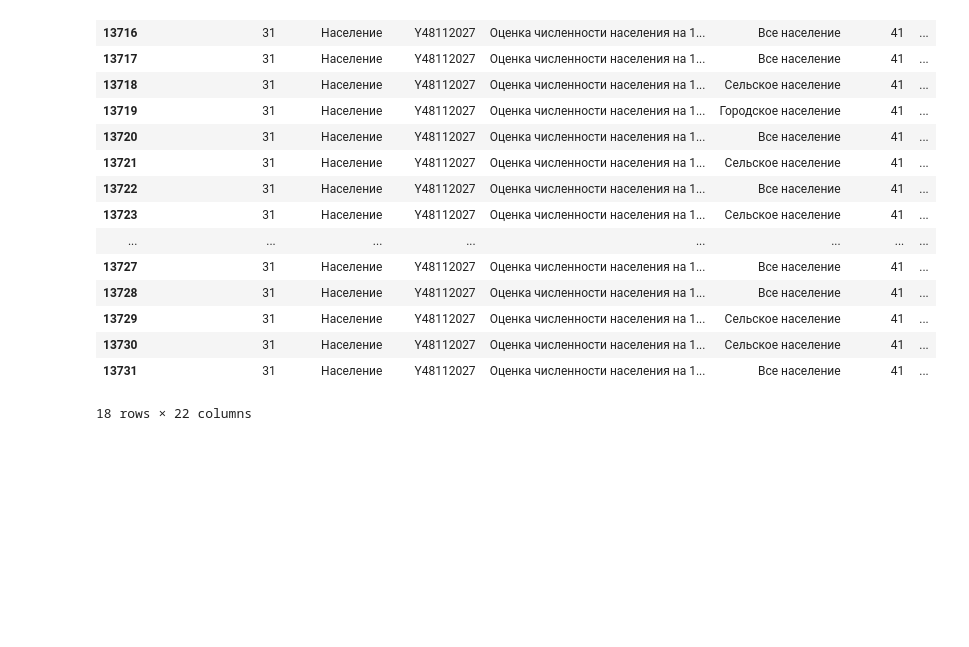
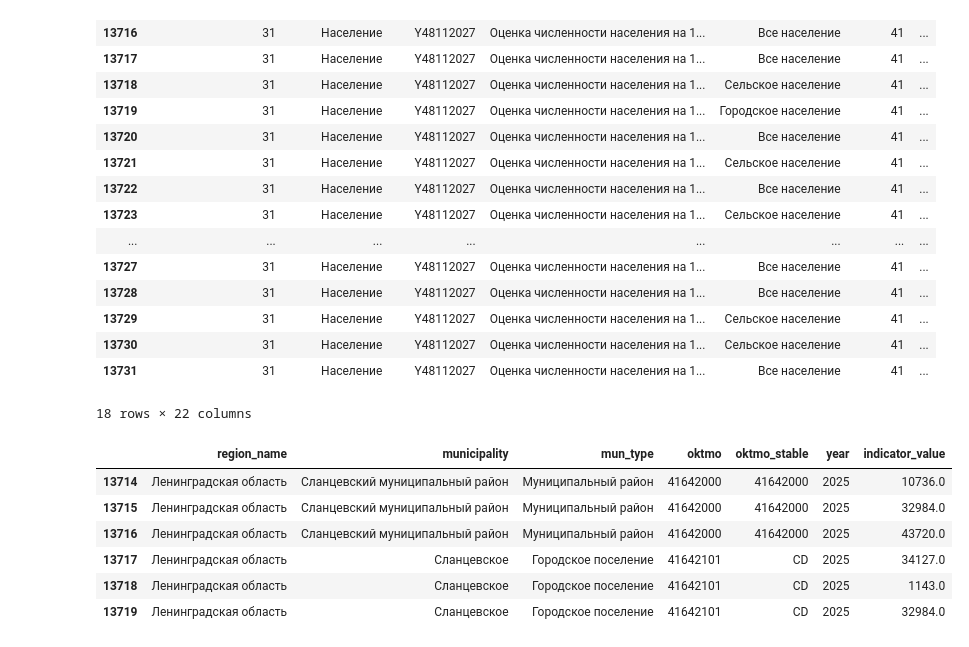
Before and after one commit to evelina-kalugina/-russian-monotowns-typology, a Jupyter notebook: notebooks/01_load_data.ipynb, the cells around one changed output. Cells and saved outputs as stored; diff of their text form; code cells hidden in the pictures; blank space fills up the shorter version.

Commit message:
Load population estimates

```diff
--- a/notebooks/01_load_data.ipynb
+++ b/notebooks/01_load_data.ipynb
@@ -67,3 +67,16 @@ population[population.apply(lambda row: row.astype(str).str.contains("Сланц
 | 13730 | 31 | Население | Y48112027 | Оценка численности населения на 1... | Сельское население | 41 | ... |
 | 13731 | 31 | Население | Y48112027 | Оценка численности населения на 1... | Все население | 41 | ... |
 18 rows × 22 columns
+# %%
+#Slantsy's population
+cols = ["region_name", "municipality", "mun_type", "oktmo", "oktmo_stable", "year", "indicator_value"]
+slantsy = population[population["municipality"].str.contains("Сланцев", na=False)][cols].sort_values("year")
+slantsy
+# %% [output]
+|  | region_name | municipality | mun_type | oktmo | oktmo_stable | year | indicator_value |
+| 13714 | Ленинградская область | Сланцевский муниципальный район | Муниципальный район | 41642000 | 41642000 | 2025 | 10736.0 |
+| 13715 | Ленинградская область | Сланцевский муниципальный район | Муниципальный район | 41642000 | 41642000 | 2025 | 32984.0 |
+| 13716 | Ленинградская область | Сланцевский муниципальный район | Муниципальный район | 41642000 | 41642000 | 2025 | 43720.0 |
+| 13717 | Ленинградская область | Сланцевское | Городское поселение | 41642101 | CD | 2025 | 34127.0 |
+| 13718 | Ленинградская область | Сланцевское | Городское поселение | 41642101 | CD | 2025 | 1143.0 |
+| 13719 | Ленинградская область | Сланцевское | Городское поселение | 41642101 | CD | 2025 | 32984.0 |
```
Also changed, not shown: parts of 3 cells of this notebook.
